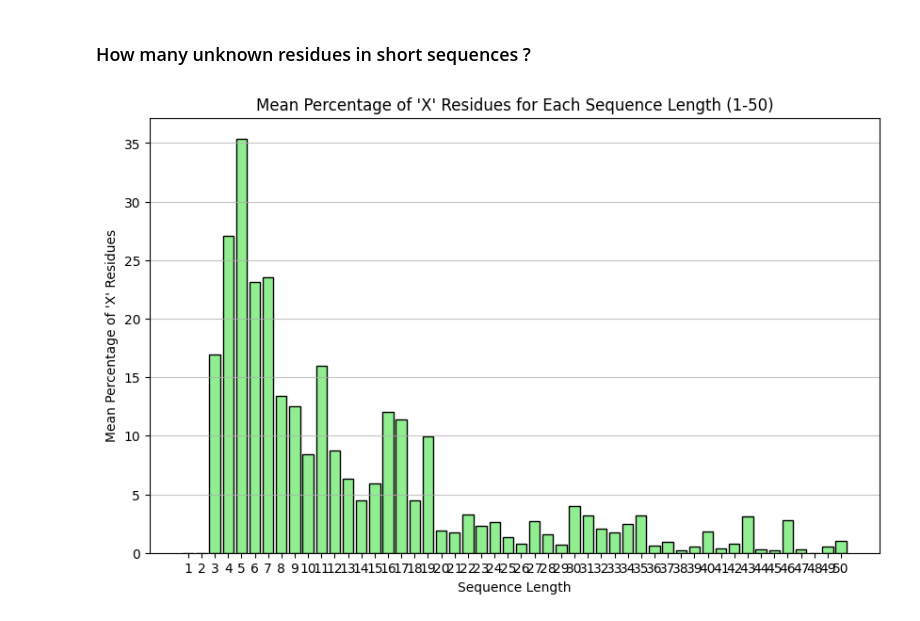
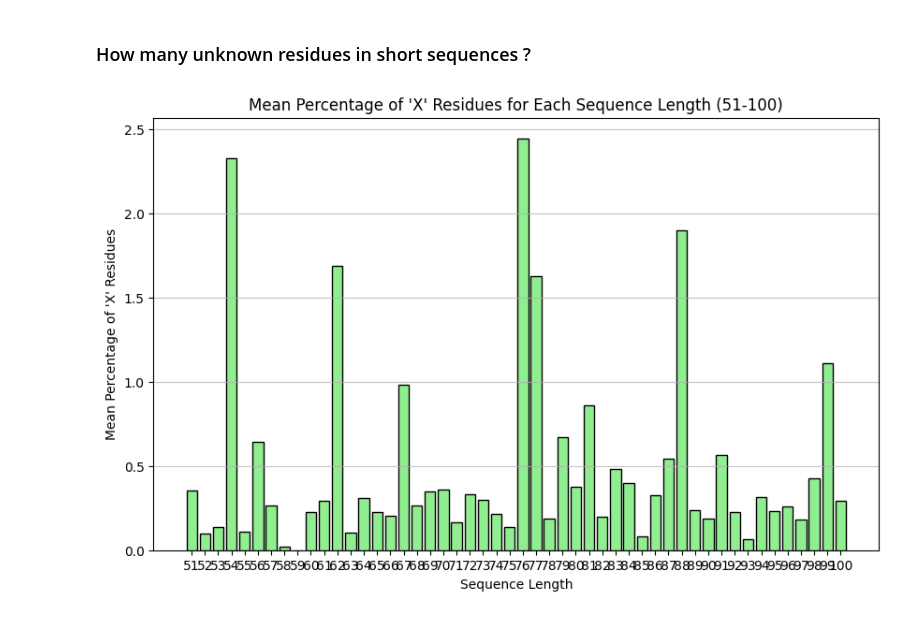
Before and after one commit to Ento0n/Master, a Jupyter notebook: notebooks/check_sequence_extraction.ipynb, the cells around one changed output. Cells and saved outputs as stored; diff of their text form; code cells hidden in the pictures.

```diff
--- a/notebooks/check_sequence_extraction.ipynb
+++ b/notebooks/check_sequence_extraction.ipynb
@@ -130,23 +132,23 @@ Number of interactions connected to sequences shorter than 50 residues: 7051
 # %% [markdown]
 ### How many unknown residues in short sequences ?
 # %%
-# Plot mean percentage of X residues for each sequence length from 1 to 10
+# Plot mean percentage of X residues for each sequence length from 51 to 100
 mean_percentages = []
-for length in range(1, 51):
+for length in range(51, 101):
     subset = seqs_df[seqs_df["length"] == length]
     if not subset.empty:
         mean_percentage = subset["sequence"].apply(lambda seq: seq.count("X") / len(seq) * 100).mean()
         mean_percentages.append(mean_percentage)
     else:
         mean_percentages.append(0)
 
 plt.figure(figsize=(10, 6))
-plt.bar(range(1, 51), mean_percentages, color="lightgreen", edgecolor="black")
-plt.title("Mean Percentage of 'X' Residues for Each Sequence Length (1-50)")
+plt.bar(range(51, 101), mean_percentages, color="lightgreen", edgecolor="black")
+plt.title("Mean Percentage of 'X' Residues for Each Sequence Length (51-100)")
 plt.xlabel("Sequence Length")
 plt.ylabel("Mean Percentage of 'X' Residues")
-plt.xticks(range(1, 51))
+plt.xticks(range(51, 101))
 plt.grid(axis="y", alpha=0.75)
 plt.show()
 # %% [output]
-[figure, old version]
+[figure, new version]
```
Also changed, not shown: parts of 12 cells of this notebook, 1 other file.
